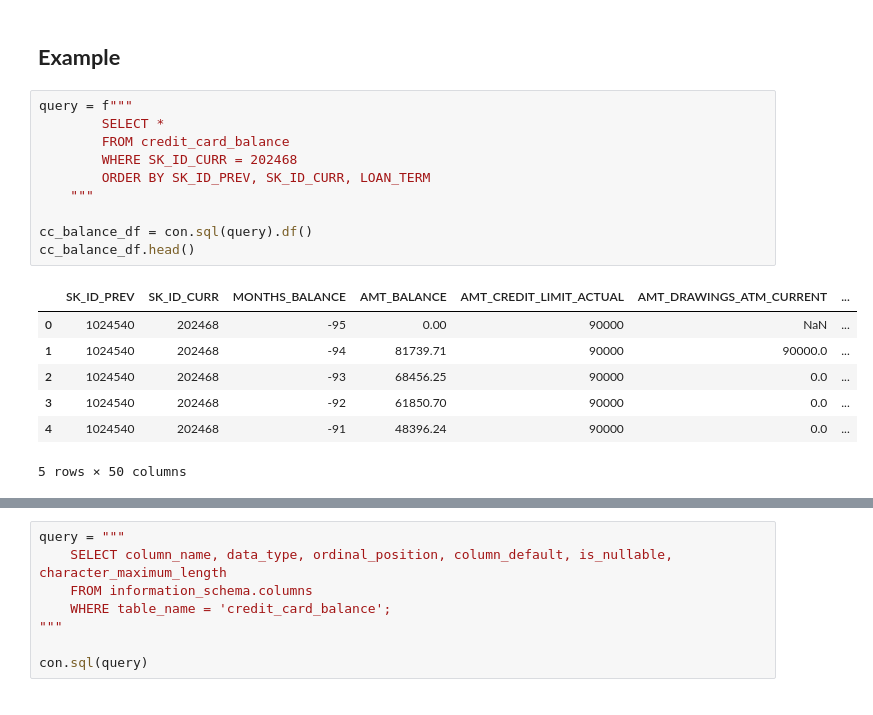
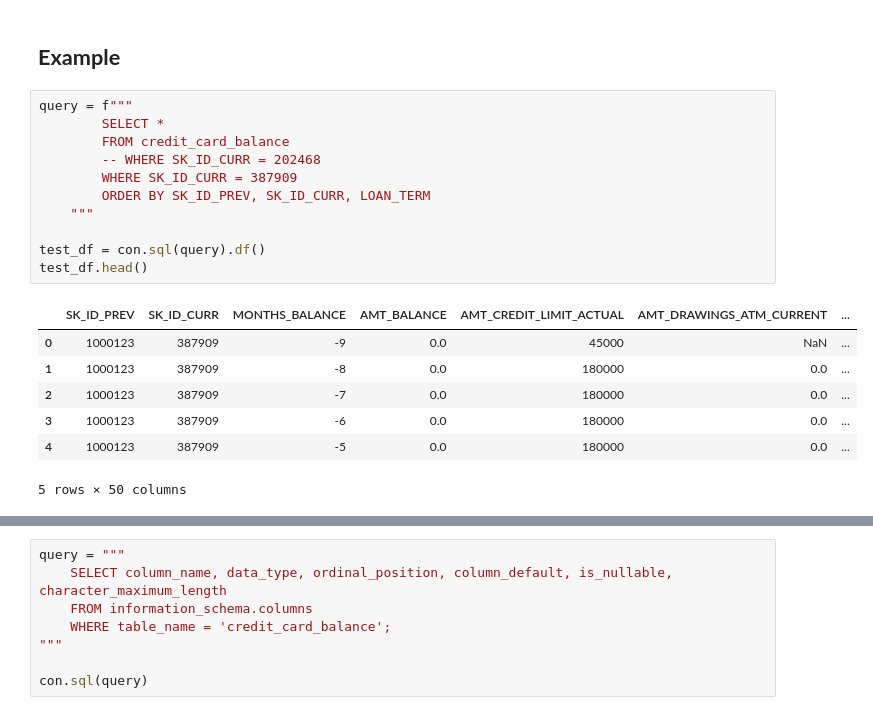
Before and after one commit to supermarmar/guides, a Jupyter notebook: docs/credit_risk_modelling/a-irb_capital_modelling/02_data/03-data_engineering.ipynb, the cells around one changed output, grey strips where cells are left out. Cells and saved outputs as stored; diff of their text form.

```diff
--- a/docs/credit_risk_modelling/a-irb_capital_modelling/02_data/03-data_engineering.ipynb
+++ b/docs/credit_risk_modelling/a-irb_capital_modelling/02_data/03-data_engineering.ipynb
@@ -872,18 +871,19 @@ These segmentation variables are critical in ensuring both model discriminatory
 # %%
 query = f"""
         SELECT *
         FROM credit_card_balance
-        WHERE SK_ID_CURR = 202468
+        -- WHERE SK_ID_CURR = 202468
+        WHERE SK_ID_CURR = 387909
         ORDER BY SK_ID_PREV, SK_ID_CURR, LOAN_TERM
     """
 
-cc_balance_df = con.sql(query).df()
-cc_balance_df.head()
+test_df = con.sql(query).df()
+test_df.head()
 # %% [output]
 |  | SK_ID_PREV | SK_ID_CURR | MONTHS_BALANCE | AMT_BALANCE | AMT_CREDIT_LIMIT_ACTUAL | AMT_DRAWINGS_ATM_CURRENT | ... |
-| 0 | 1024540 | 202468 | -95 | 0.00 | 90000 | NaN | ... |
-| 1 | 1024540 | 202468 | -94 | 81739.71 | 90000 | 90000.0 | ... |
-| 2 | 1024540 | 202468 | -93 | 68456.25 | 90000 | 0.0 | ... |
-| 3 | 1024540 | 202468 | -92 | 61850.70 | 90000 | 0.0 | ... |
-| 4 | 1024540 | 202468 | -91 | 48396.24 | 90000 | 0.0 | ... |
+| 0 | 1000123 | 387909 | -9 | 0.0 | 45000 | NaN | ... |
+| 1 | 1000123 | 387909 | -8 | 0.0 | 180000 | 0.0 | ... |
+| 2 | 1000123 | 387909 | -7 | 0.0 | 180000 | 0.0 | ... |
+| 3 | 1000123 | 387909 | -6 | 0.0 | 180000 | 0.0 | ... |
+| 4 | 1000123 | 387909 | -5 | 0.0 | 180000 | 0.0 | ... |
 5 rows × 50 columns
```
Also changed, not shown: parts of 15 cells of this notebook, 14 other files.
